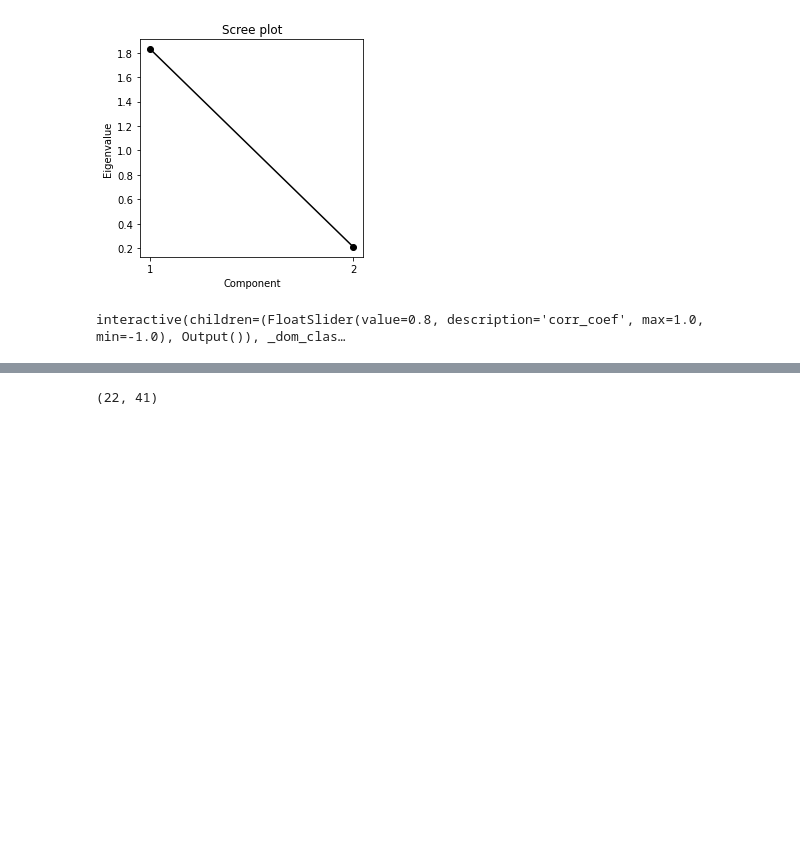
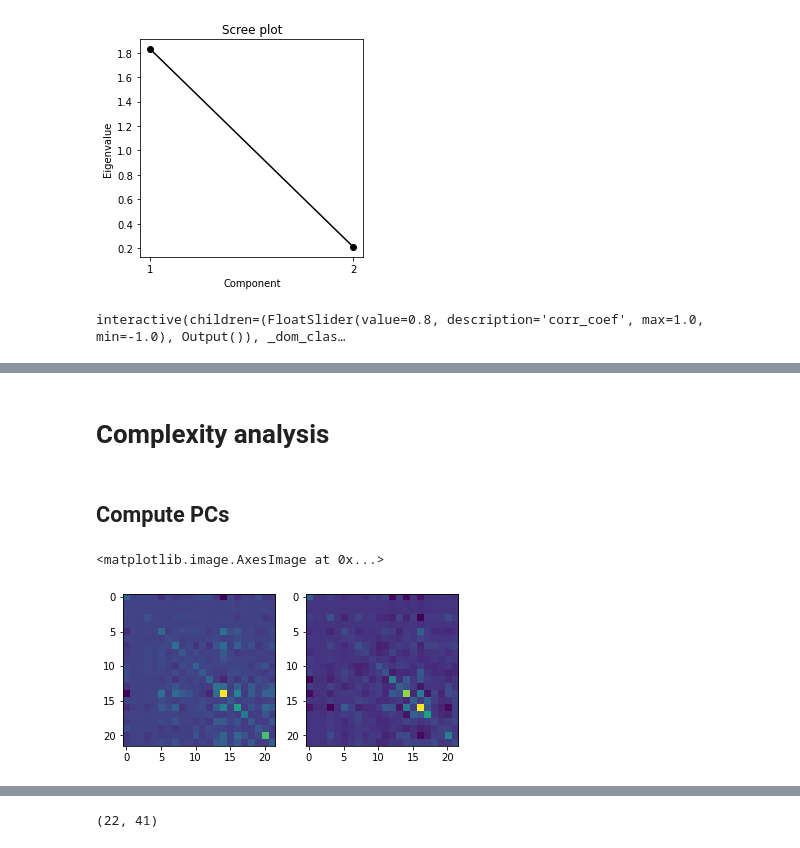
Before and after one commit to svdavid/NEUS642, a Jupyter notebook: notebooks/week7_02-15_PCA/week7_PCA_base.ipynb, the cells around one changed output, grey strips where cells are left out. Drawn from its saved outputs; the diff is of its cells as text; code cells hidden in the pictures; blank space fills up the shorter version.

```diff
--- a/notebooks/week7_02-15_PCA/week7_PCA_base.ipynb
+++ b/notebooks/week7_02-15_PCA/week7_PCA_base.ipynb
@@ -657,0 +688,14 @@ interactive(children=(FloatSlider(value=0.8, description='corr_coef', max=1.0, m
+# %% [markdown]
+# Complexity analysis
+# %% [markdown]
+## Compute PCs
+# %%
+# Calculate the sample covariance matrix
+cov_ITI = get_sample_cov_matrix(spikes_ITI)
+cov_chirp = get_sample_cov_matrix(spikes_chirp)
+f,ax=plt.subplots(1,2)
+ax[0].imshow(cov_ITI)
+ax[1].imshow(cov_chirp)
+# %% [output]
+<matplotlib.image.AxesImage at 0x...>
+[figure, added]
```
Also changed, not shown: parts of 26 cells of this notebook.
